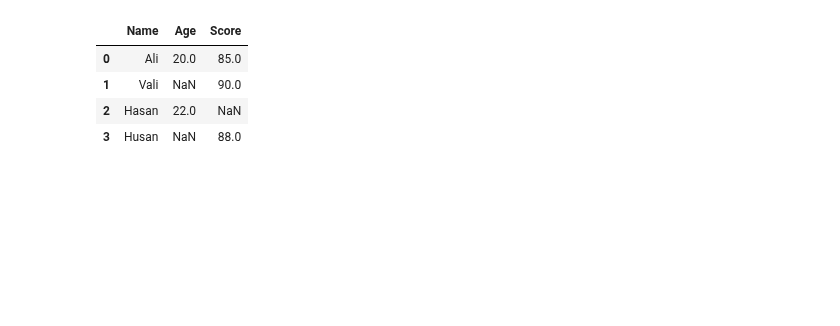
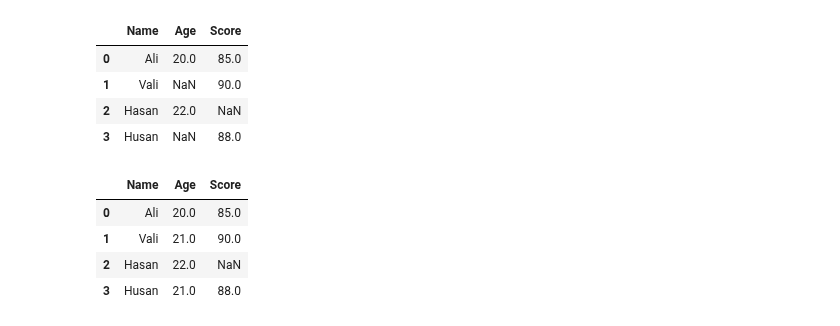
Before and after one commit to izzat-ai/learning-ai, a Jupyter notebook: pandas_data_preparation/24_dec_practice.ipynb, the cells around one changed output. Drawn from its saved outputs; the diff is of its cells as text; code cells hidden in the pictures; blank space fills up the shorter version.

```diff
--- a/pandas_data_preparation/24_dec_practice.ipynb
+++ b/pandas_data_preparation/24_dec_practice.ipynb
@@ -16,3 +16,12 @@ df1
 | 1 | Vali | NaN | 90.0 |
 | 2 | Hasan | 22.0 | NaN |
 | 3 | Husan | NaN | 88.0 |
+# %%
+df1['Age'] = df1['Age'].fillna(df1['Age'].mean())
+df1
+# %% [output]
+|  | Name | Age | Score |
+| 0 | Ali | 20.0 | 85.0 |
+| 1 | Vali | 21.0 | 90.0 |
+| 2 | Hasan | 22.0 | NaN |
+| 3 | Husan | 21.0 | 88.0 |
```
Also changed, not shown: parts of 2 cells of this notebook.
